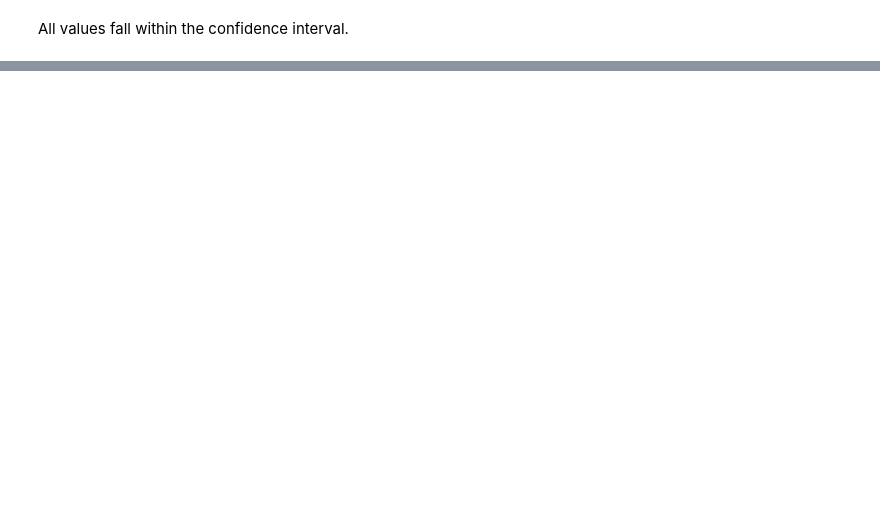
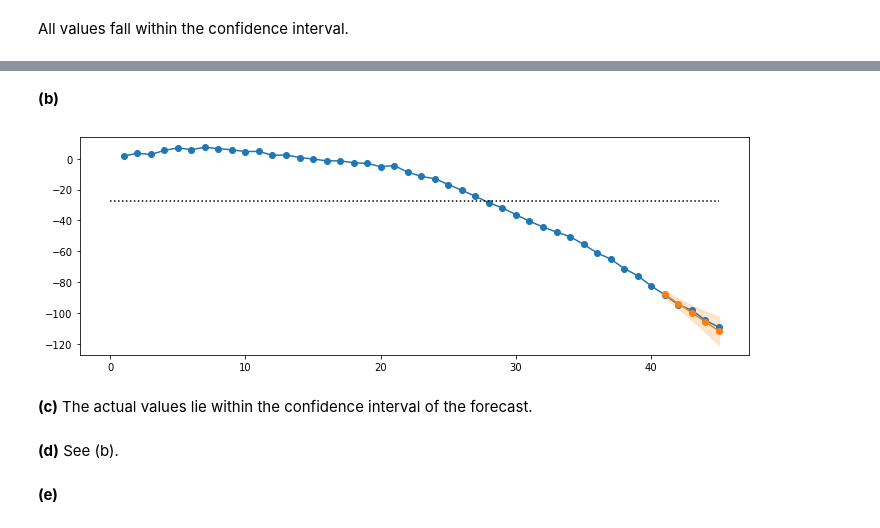
Before and after one commit to telmo-correa/time-series-analysis, a Jupyter notebook: Python/Chapter 09 (Ex 11 - 20) - Forecasting.ipynb, the cells around one changed output, grey strips where cells are left out. Saved outputs shown, nothing was run; the diff lists cells and outputs as text; code cells hidden in the pictures; blank space fills up the shorter version.

```diff
--- a/Python/Chapter 09 (Ex 11 - 20) - Forecasting.ipynb
+++ b/Python/Chapter 09 (Ex 11 - 20) - Forecasting.ipynb
@@ -342,0 +620,3 @@ All values fall within the confidence interval.
+# %%
+np.random.seed(2000)
+Y = generate_arima(d=2, theta=[1, -0.75], n=45)
@@ -342,0 +625,3 @@ All values fall within the confidence interval.
+# %%
+model = ARIMA(Y[:40], order=(0, 2, 2)).fit(method='mle', trend='nc')
+print(model.summary())
@@ -342,0 +646,24 @@ All values fall within the confidence interval.
+# %% [markdown]
+**(b)**
+# %%
+Y_pred, se, _ = model.forecast(steps=5)
+# %%
+process_mean = np.mean(Y)
+z = norm.ppf(0.975)
+
+m = model.nobs + 2
+n = len(Y)
+plt.figure(figsize=(12, 4))
+plt.plot(np.arange(1, n+1), Y, marker='o', color='C0')
+plt.plot(np.arange(m+1, n+1), Y_pred, marker='o', color='C1')
+plt.fill_between(np.arange(m+1, n+1), Y_pred - z * se, Y_pred + z * se, alpha=0.2, color='C1')
+plt.plot([0, n], [process_mean, process_mean], ls=':', color='black')
+plt.show()
+# %% [output]
+[figure, added]
+# %% [markdown]
+**(c)**  The actual values lie within the confidence interval of the forecast.
+# %% [markdown]
+**(d)**  See (b).
+# %% [markdown]
+**(e)**
```
Also changed, not shown: parts of 55 cells of this notebook, 1 other file.
